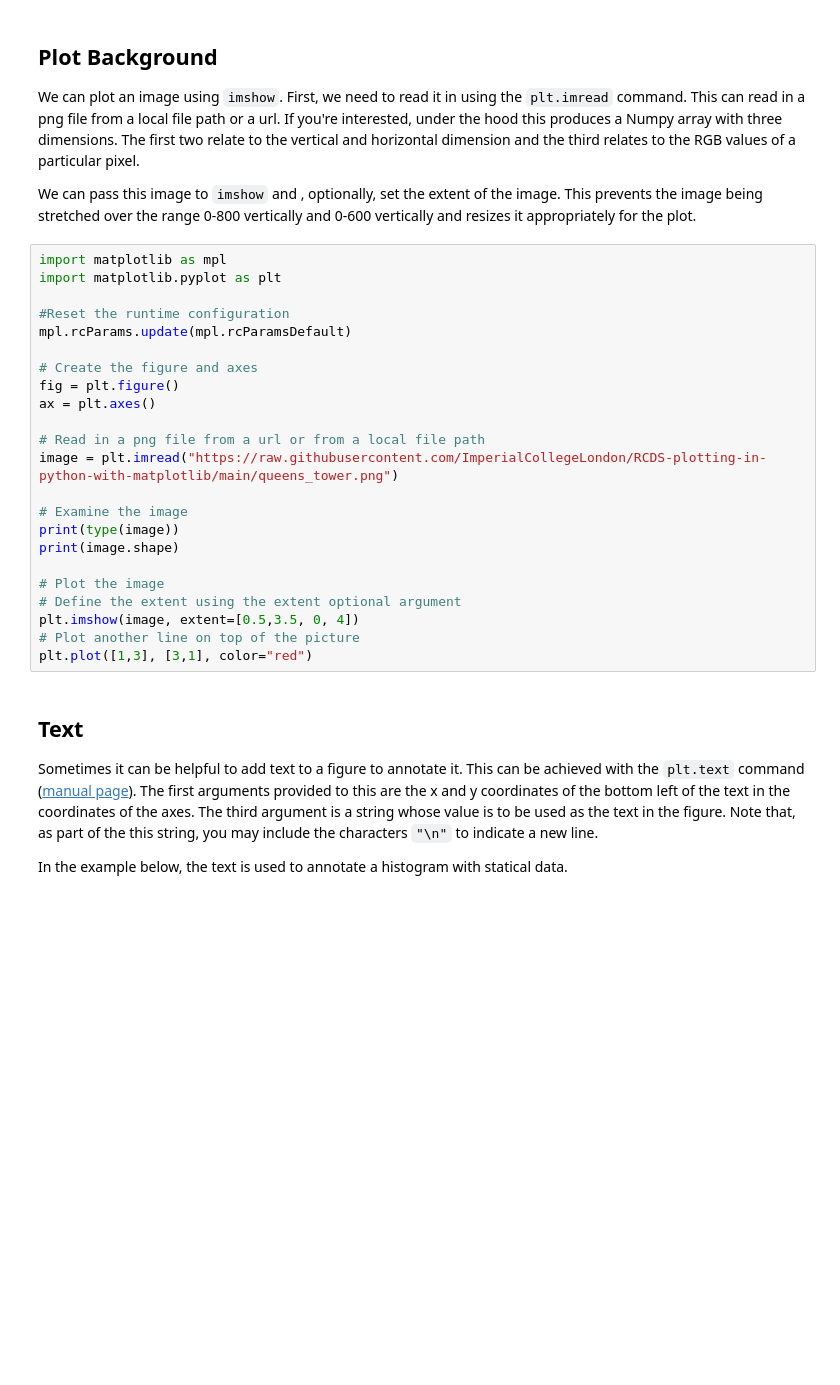
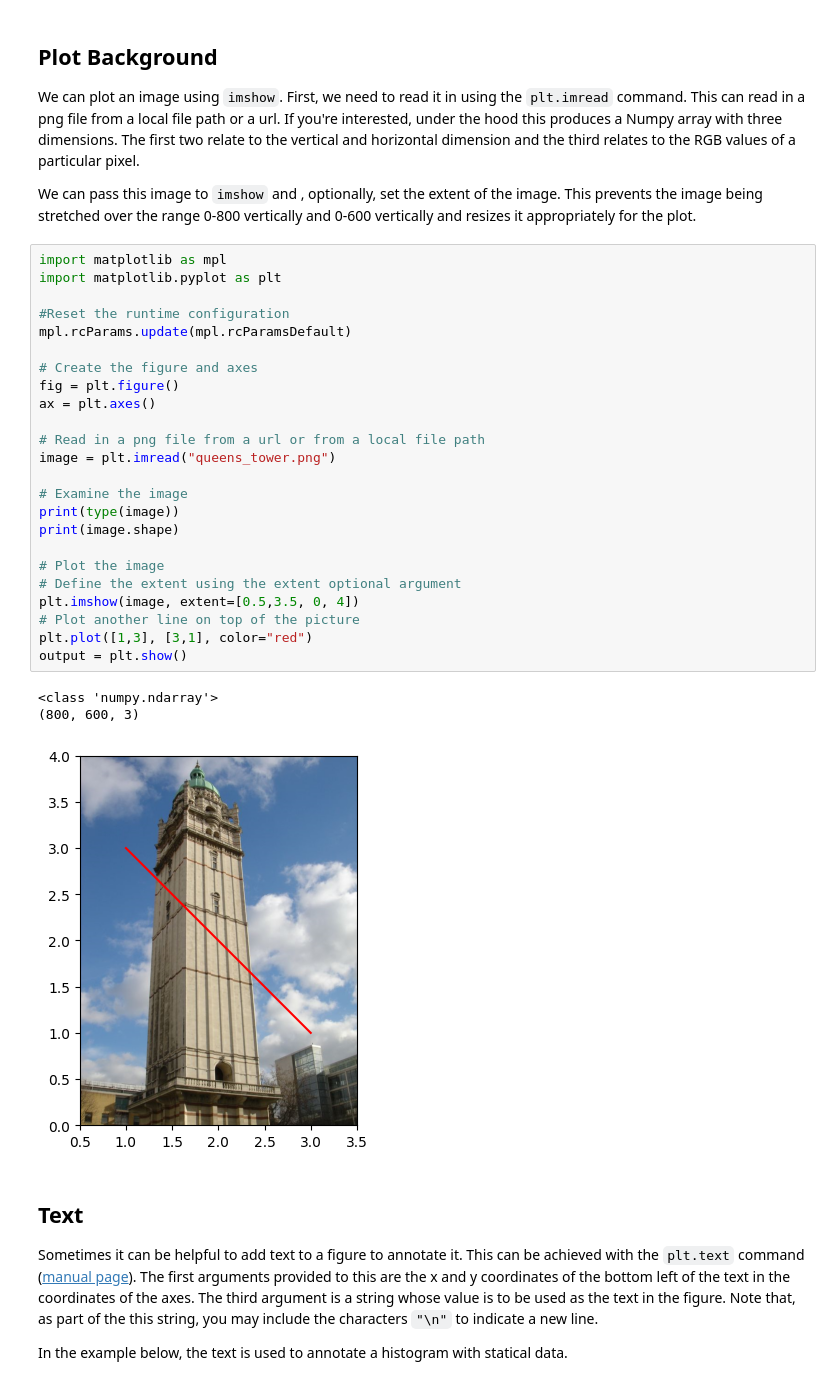
Before and after one commit to ImperialCollegeLondon/RCDS-plotting-in-python-with-matplotlib, a Jupyter notebook: Customising Plots.ipynb, the cells around one changed output. Cells and saved outputs as stored; diff of their text form; blank space fills up the shorter version.

Commit message:
Changed background plot to use local file

```diff
--- a/Customising Plots.ipynb
+++ b/Customising Plots.ipynb
@@ -75,26 +75,31 @@
 # %%
 import matplotlib as mpl
 import matplotlib.pyplot as plt
 
 #Reset the runtime configuration
 mpl.rcParams.update(mpl.rcParamsDefault)
 
 # Create the figure and axes
 fig = plt.figure()
 ax = plt.axes()
 
 # Read in a png file from a url or from a local file path
-image = plt.imread("https://raw.githubusercontent.com/ImperialCollegeLondon/RCDS-plotting-in-python-with-matplotlib/main/queens_tower.png")
+image = plt.imread("queens_tower.png")
 
 # Examine the image
 print(type(image))
 print(image.shape)
 
 # Plot the image
 # Define the extent using the extent optional argument
 plt.imshow(image, extent=[0.5,3.5, 0, 4])
 # Plot another line on top of the picture
 plt.plot([1,3], [3,1], color="red")
+output = plt.show()
+# %% [output]
+<class 'numpy.ndarray'>
+(800, 600, 3)
+[figure, added]
 # %% [markdown]
 ## Text
 
```
